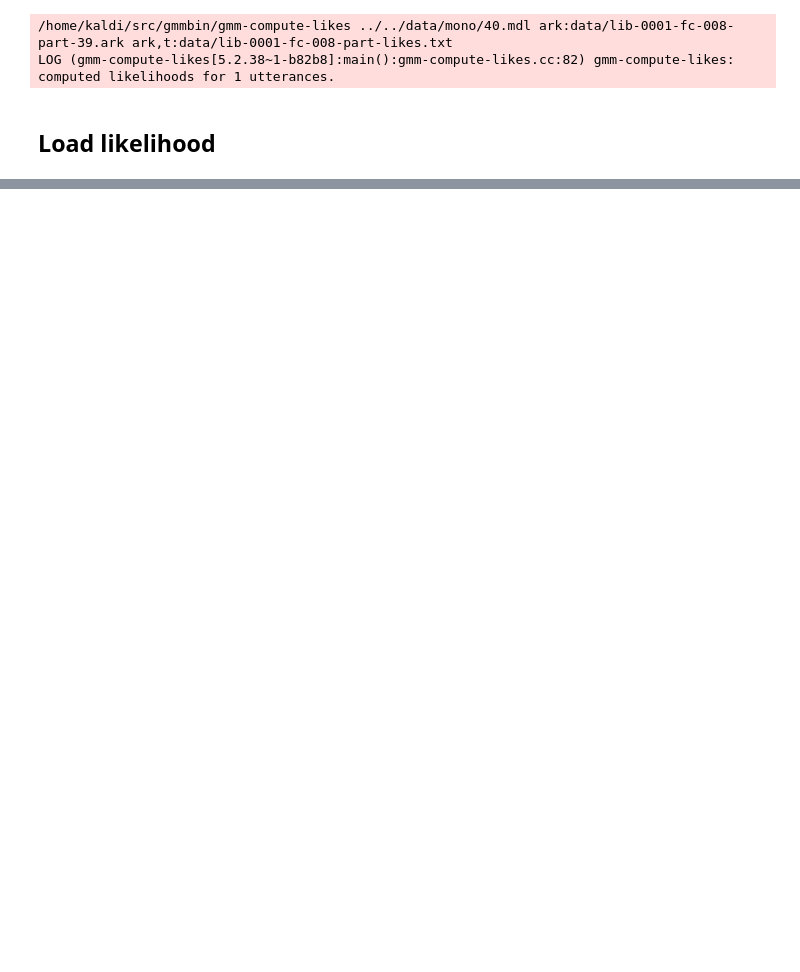
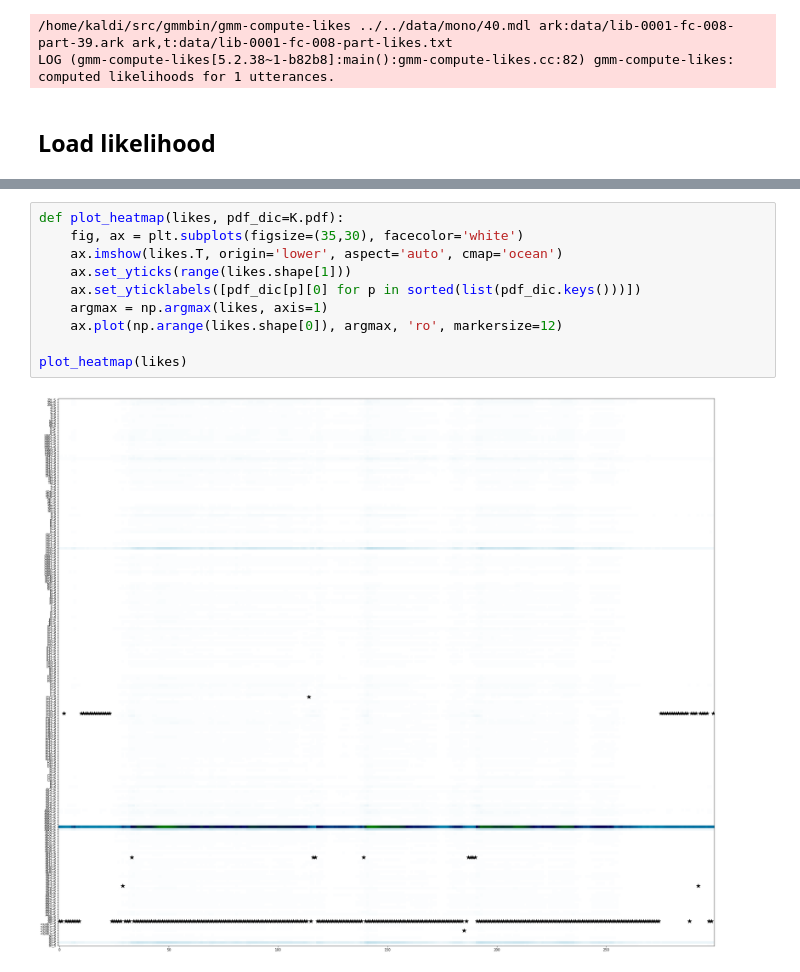
Before and after one commit to jaekookang/kaldi_tools, a Jupyter notebook: tools/calculate_likelihood_per_frame/calculate_likelihood_per_frame.ipynb, the cells around one changed output, grey strips where cells are left out. Drawn from its saved outputs; the diff is of its cells as text; blank space fills up the shorter version.

```diff
--- a/tools/calculate_likelihood_per_frame/calculate_likelihood_per_frame.ipynb
+++ b/tools/calculate_likelihood_per_frame/calculate_likelihood_per_frame.ipynb
@@ -133,0 +229,12 @@ K = GetParam()
+# %%
+def plot_heatmap(likes, pdf_dic=K.pdf):
+    fig, ax = plt.subplots(figsize=(35,30), facecolor='white')
+    ax.imshow(likes.T, origin='lower', aspect='auto', cmap='ocean')
+    ax.set_yticks(range(likes.shape[1]))
+    ax.set_yticklabels([pdf_dic[p][0] for p in sorted(list(pdf_dic.keys()))])
+    argmax = np.argmax(likes, axis=1)
+    ax.plot(np.arange(likes.shape[0]), argmax, 'ro', markersize=12)
+
+plot_heatmap(likes)
+# %% [output]
+[figure, added]
```
Also changed, not shown: parts of 18 cells of this notebook, 33 other files.
